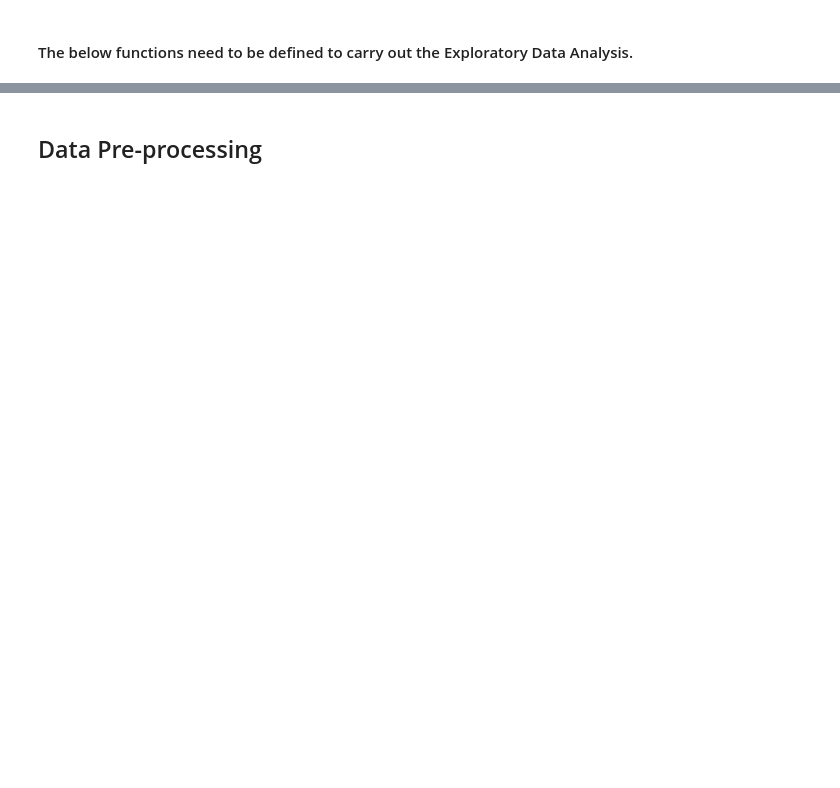
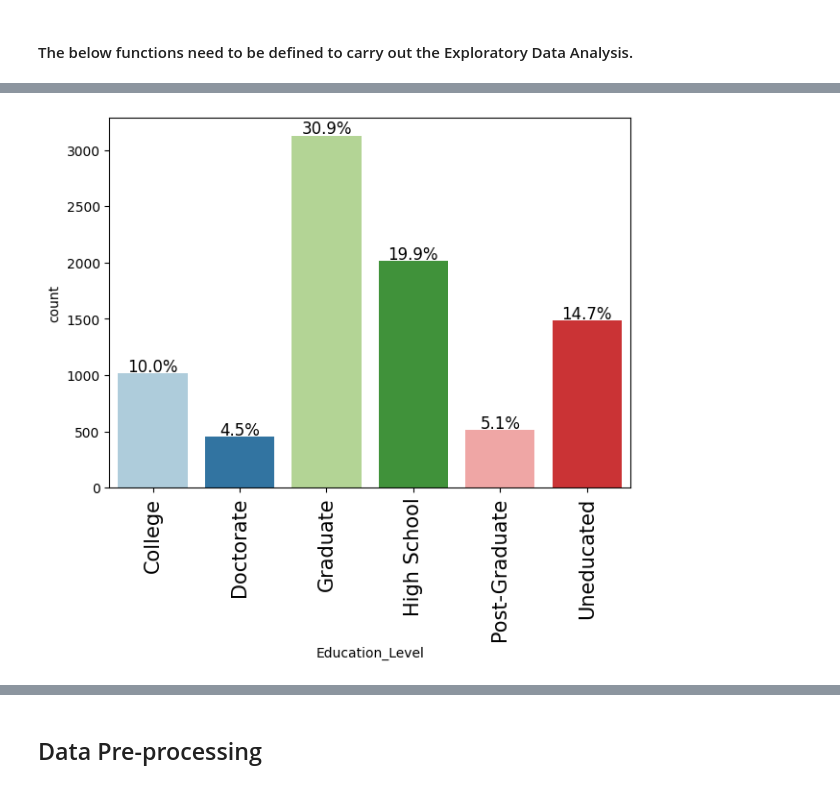
Before and after one commit to cmAIdx/AI-ML-Notebooks, a Jupyter notebook: Project3_Ensemble_ModelTuning_FullCode.ipynb, the cells around one changed output, grey strips where cells are left out. Drawn from its saved outputs; the diff is of its cells as text; code cells hidden in the pictures; blank space fills up the shorter version.

```diff
--- a/Project3_Ensemble_ModelTuning_FullCode.ipynb
+++ b/Project3_Ensemble_ModelTuning_FullCode.ipynb
@@ -342,0 +485,6 @@ def distribution_plot_wrt_target(data, predictor, target):
+# %%
+
+# 2. What is the distribution of the level of education of customers?
+labeled_barplot(data, "Education_Level", perc=True)
+# %% [output]
+[figure, added]
```
Also changed, not shown: parts of 102 cells of this notebook.
